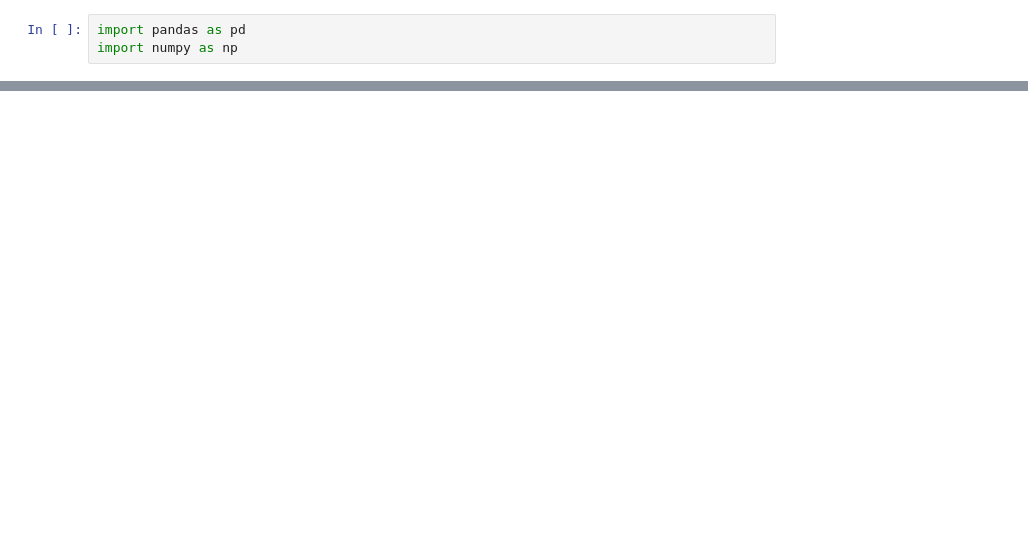
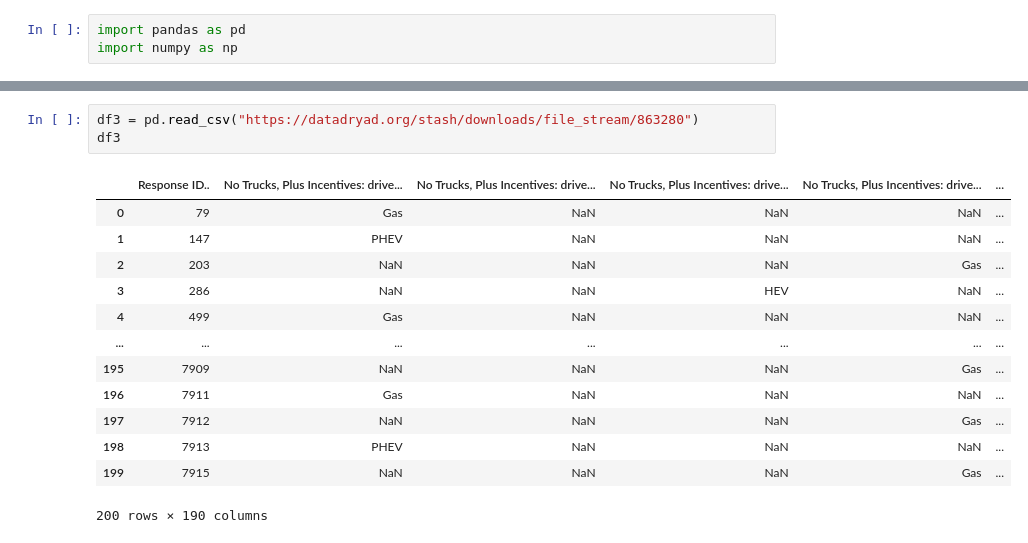
Before and after one commit to kkrusere/EV_Market-Analysis-and-Consumer-Behavior, a Jupyter notebook: data_collection.ipynb, the cells around one changed output, grey strips where cells are left out. Saved outputs shown, nothing was run; the diff lists cells and outputs as text; blank space fills up the shorter version.

```diff
--- a/data_collection.ipynb
+++ b/data_collection.ipynb
@@ -7,0 +57,17 @@ This
+# %%
+df3 = pd.read_csv("https://datadryad.org/stash/downloads/file_stream/863280")
+df3
+# %% [output]
+|  | Response ID.. | No Trucks, Plus Incentives: drive... | No Trucks, Plus Incentives: drive... | No Trucks, Plus Incentives: drive... | No Trucks, Plus Incentives: drive... | ... |
+| 0 | 79 | Gas | NaN | NaN | NaN | ... |
+| 1 | 147 | PHEV | NaN | NaN | NaN | ... |
+| 2 | 203 | NaN | NaN | NaN | Gas | ... |
+| 3 | 286 | NaN | NaN | HEV | NaN | ... |
+| 4 | 499 | Gas | NaN | NaN | NaN | ... |
+| ... | ... | ... | ... | ... | ... | ... |
+| 195 | 7909 | NaN | NaN | NaN | Gas | ... |
+| 196 | 7911 | Gas | NaN | NaN | NaN | ... |
+| 197 | 7912 | NaN | NaN | NaN | Gas | ... |
+| 198 | 7913 | PHEV | NaN | NaN | NaN | ... |
+| 199 | 7915 | NaN | NaN | NaN | Gas | ... |
+200 rows × 190 columns
```
Also changed, not shown: parts of 30 cells of this notebook.
